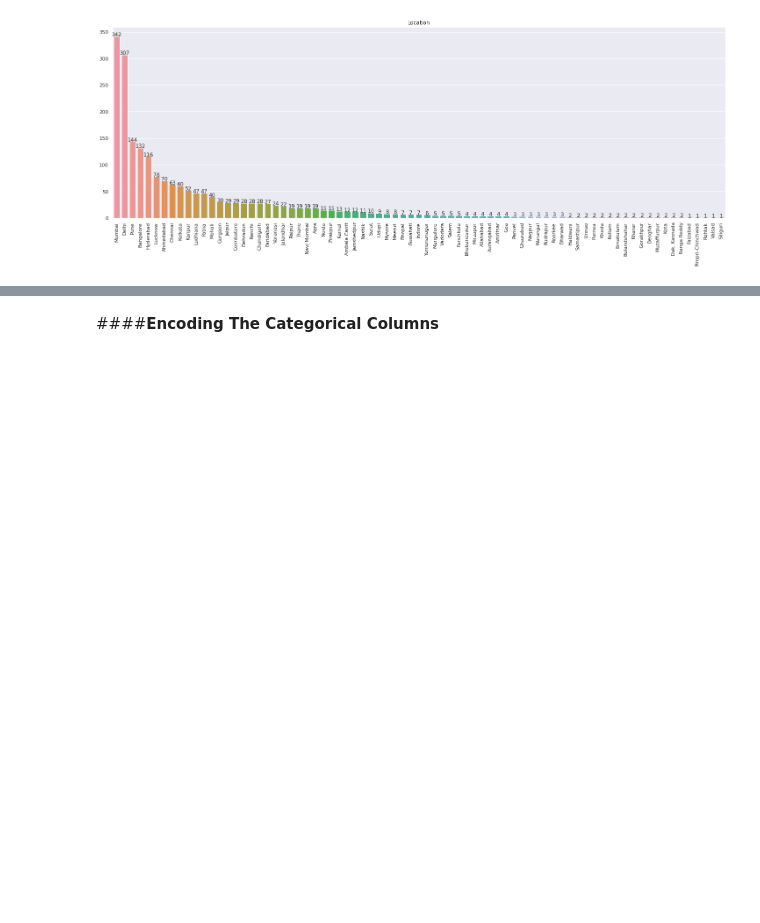
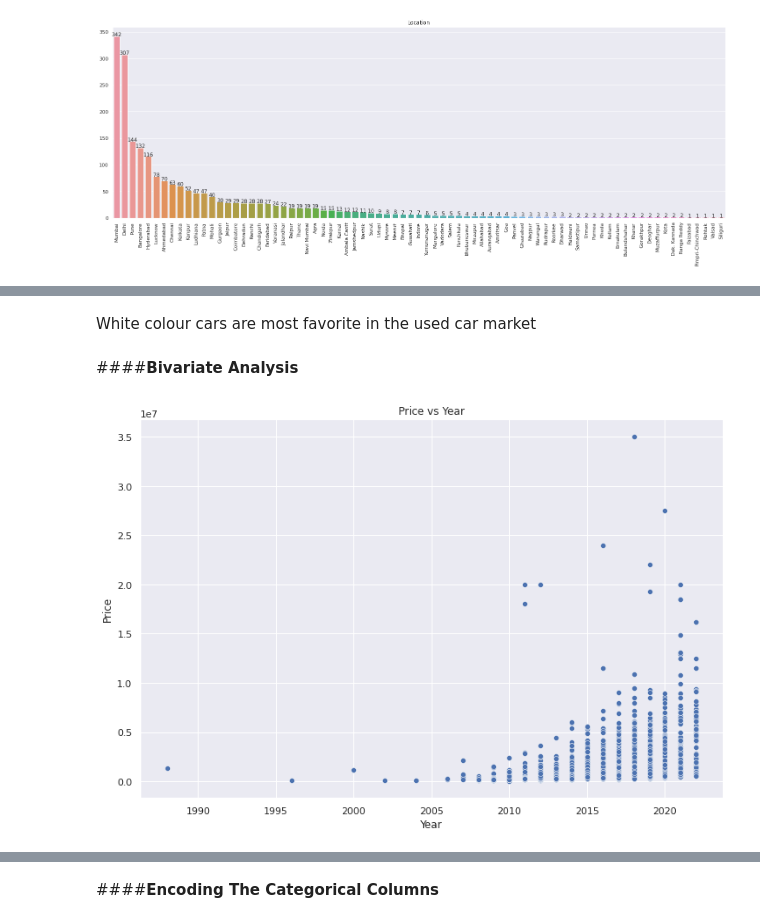
Before and after one commit to gauravmalakar08/Used_Car_Price_Predictor, a Jupyter notebook: Used_Car_Price_Predictor.ipynb, the cells around one changed output, grey strips where cells are left out. Drawn from its saved outputs; the diff is of its cells as text; code cells hidden in the pictures; blank space fills up the shorter version.

```diff
--- a/Used_Car_Price_Predictor.ipynb
+++ b/Used_Car_Price_Predictor.ipynb
@@ -225,0 +243,13 @@ plt.show()
+# %% [markdown]
+White colour cars are most favorite in the used car market
+# %% [markdown]
+####**Bivariate Analysis**
+# %%
+sns.set(rc={'figure.figsize':(12,8)})
+sns.scatterplot(x='Year', y='Price', data=df)
+plt.title('Price vs Year')
+plt.xlabel('Year')
+plt.ylabel('Price')
+plt.show()
+# %% [output]
+[figure, added]
```
Also changed, not shown: parts of 28 cells of this notebook.
